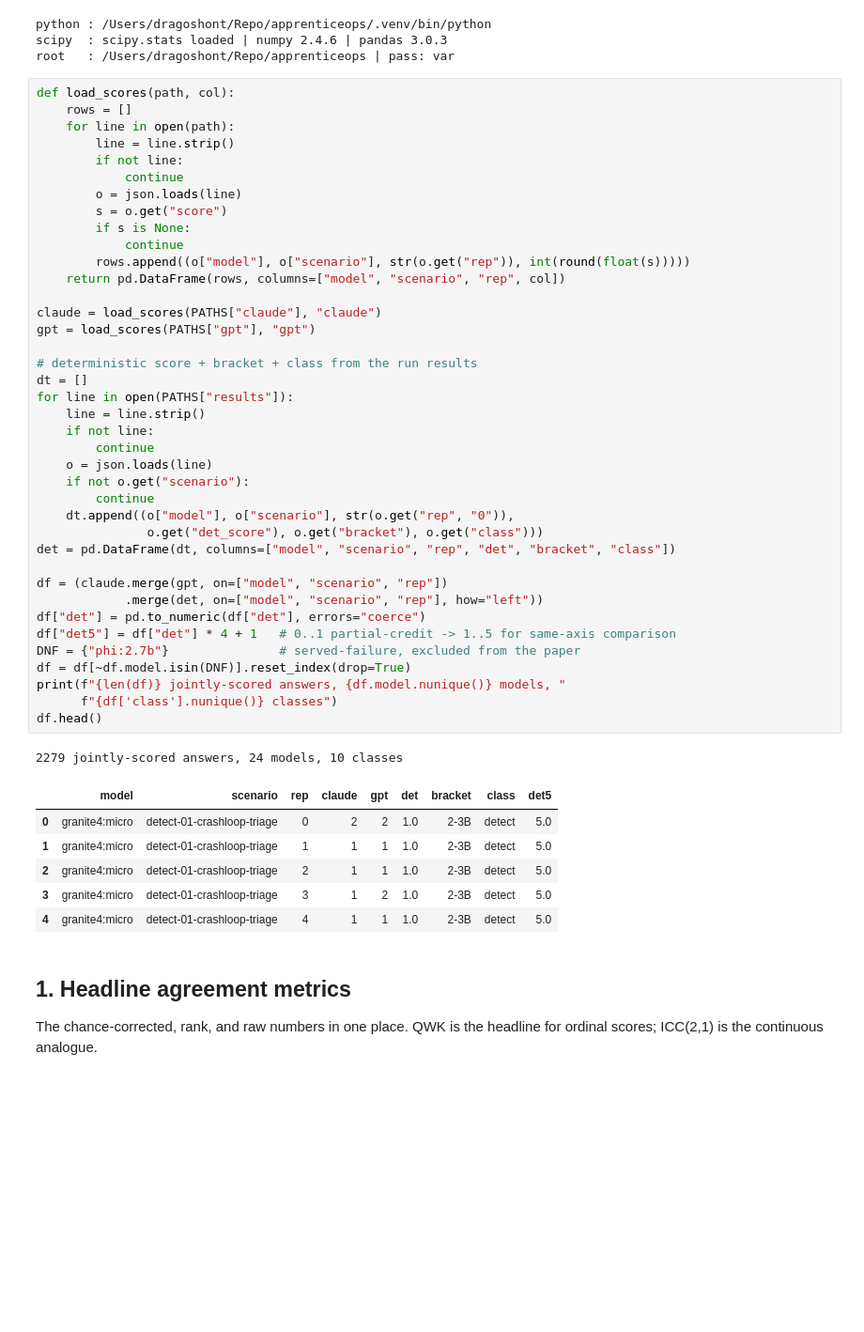
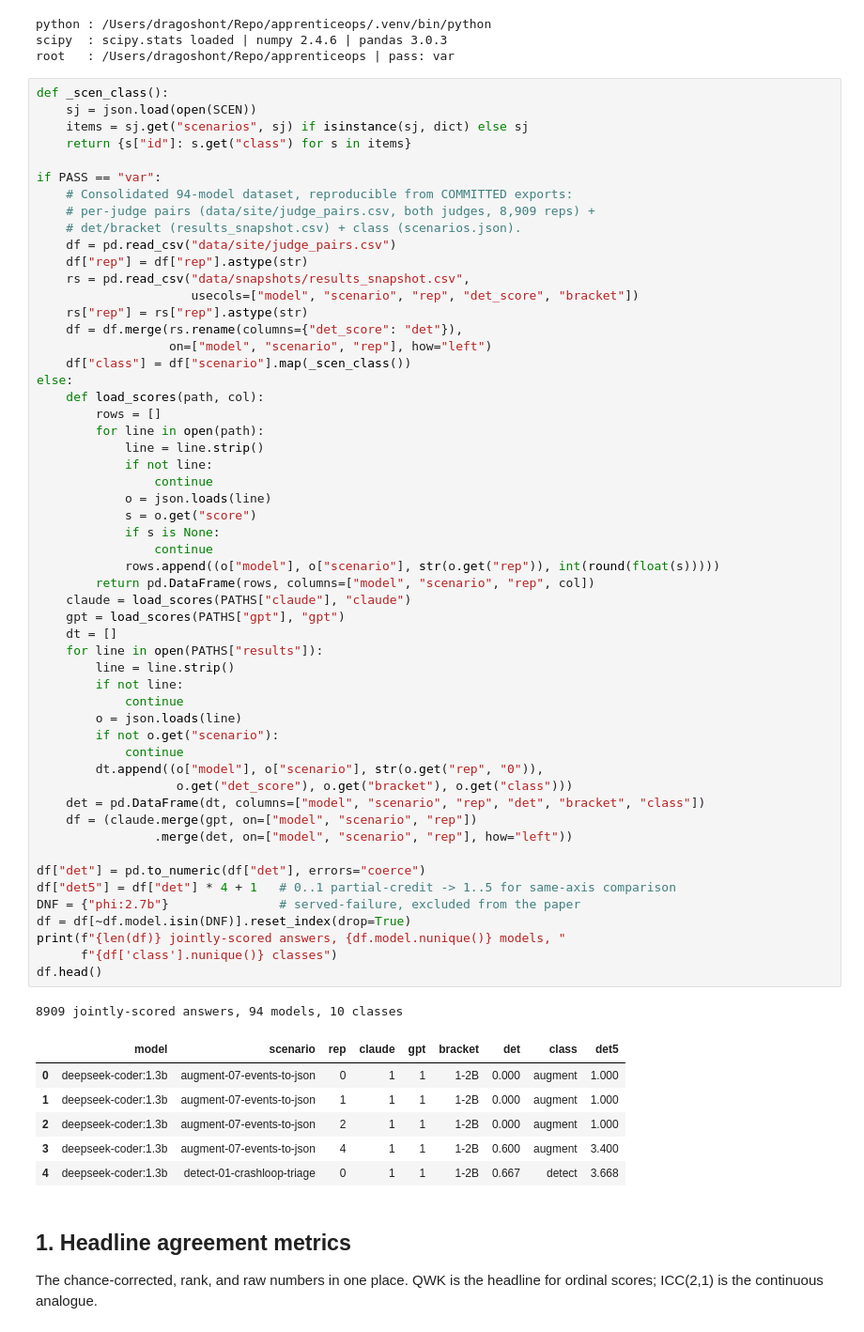
Before and after one commit to dragoshont/apprenticeops, a Jupyter notebook: docs/analysis/judge_comparison.ipynb, the cells around one changed output. Shown at 94% size. Drawn from its saved outputs; the diff is of its cells as text; blank space fills up the shorter version.

```diff
--- a/docs/analysis/judge_comparison.ipynb
+++ b/docs/analysis/judge_comparison.ipynb
@@ -74,52 +74,67 @@ python : /Users/dragoshont/Repo/apprenticeops/.venv/bin/python
 scipy  : scipy.stats loaded | numpy 2.4.6 | pandas 3.0.3
 root   : /Users/dragoshont/Repo/apprenticeops | pass: var
 # %%
-def load_scores(path, col):
-    rows = []
-    for line in open(path):
+def _scen_class():
+    sj = json.load(open(SCEN))
+    items = sj.get("scenarios", sj) if isinstance(sj, dict) else sj
+    return {s["id"]: s.get("class") for s in items}
+
+if PASS == "var":
+    # Consolidated 94-model dataset, reproducible from COMMITTED exports:
+    # per-judge pairs (data/site/judge_pairs.csv, both judges, 8,909 reps) +
+    # det/bracket (results_snapshot.csv) + class (scenarios.json).
+    df = pd.read_csv("data/site/judge_pairs.csv")
+    df["rep"] = df["rep"].astype(str)
+    rs = pd.read_csv("data/snapshots/results_snapshot.csv",
+                     usecols=["model", "scenario", "rep", "det_score", "bracket"])
+    rs["rep"] = rs["rep"].astype(str)
+    df = df.merge(rs.rename(columns={"det_score": "det"}),
+                  on=["model", "scenario", "rep"], how="left")
+    df["class"] = df["scenario"].map(_scen_class())
+else:
+    def load_scores(path, col):
+        rows = []
+        for line in open(path):
+            line = line.strip()
+            if not line:
+                continue
+            o = json.loads(line)
+            s = o.get("score")
+            if s is None:
+                continue
+            rows.append((o["model"], o["scenario"], str(o.get("rep")), int(round(float(s)))))
+        return pd.DataFrame(rows, columns=["model", "scenario", "rep", col])
+    claude = load_scores(PATHS["claude"], "claude")
+    gpt = load_scores(PATHS["gpt"], "gpt")
+    dt = []
+    for line in open(PATHS["results"]):
         line = line.strip()
         if not line:
             continue
         o = json.loads(line)
-        s = o.get("score")
-        if s is None:
+        if not o.get("scenario"):
             continue
-        rows.append((o["model"], o["scenario"], str(o.get("rep")), int(round(float(s)))))
-    return pd.DataFrame(rows, columns=["model", "scenario", "rep", col])
+        dt.append((o["model"], o["scenario"], str(o.get("rep", "0")),
+                   o.get("det_score"), o.get("bracket"), o.get("class")))
+    det = pd.DataFrame(dt, columns=["model", "scenario", "rep", "det", "bracket", "class"])
+    df = (claude.merge(gpt, on=["model", "scenario", "rep"])
+                .merge(det, on=["model", "scenario", "rep"], how="left"))
 
-claude = load_scores(PATHS["claude"], "claude")
-gpt = load_scores(PATHS["gpt"], "gpt")
-
-# deterministic score + bracket + class from the run results
-dt = []
-for line in open(PATHS["results"]):
-    line = line.strip()
-    if not line:
-        continue
-    o = json.loads(line)
-    if not o.get("scenario"):
-        continue
-    dt.append((o["model"], o["scenario"], str(o.get("rep", "0")),
-               o.get("det_score"), o.get("bracket"), o.get("class")))
-det = pd.DataFrame(dt, columns=["model", "scenario", "rep", "det", "bracket", "class"])
-
-df = (claude.merge(gpt, on=["model", "scenario", "rep"])
-            .merge(det, on=["model", "scenario", "rep"], how="left"))
 df["det"] = pd.to_numeric(df["det"], errors="coerce")
 df["det5"] = df["det"] * 4 + 1   # 0..1 partial-credit -> 1..5 for same-axis comparison
 DNF = {"phi:2.7b"}               # served-failure, excluded from the paper
 df = df[~df.model.isin(DNF)].reset_index(drop=True)
 print(f"{len(df)} jointly-scored answers, {df.model.nunique()} models, "
       f"{df['class'].nunique()} classes")
 df.head()
 # %% [output]
-2279 jointly-scored answers, 24 models, 10 classes
+8909 jointly-scored answers, 94 models, 10 classes
-|  | model | scenario | rep | claude | gpt | det | bracket | class | det5 |
-| 0 | granite4:micro | detect-01-crashloop-triage | 0 | 2 | 2 | 1.0 | 2-3B | detect | 5.0 |
-| 1 | granite4:micro | detect-01-crashloop-triage | 1 | 1 | 1 | 1.0 | 2-3B | detect | 5.0 |
-| 2 | granite4:micro | detect-01-crashloop-triage | 2 | 1 | 1 | 1.0 | 2-3B | detect | 5.0 |
-| 3 | granite4:micro | detect-01-crashloop-triage | 3 | 1 | 2 | 1.0 | 2-3B | detect | 5.0 |
-| 4 | granite4:micro | detect-01-crashloop-triage | 4 | 1 | 1 | 1.0 | 2-3B | detect | 5.0 |
+|  | model | scenario | rep | claude | gpt | bracket | det | class | det5 |
+| 0 | deepseek-coder:1.3b | augment-07-events-to-json | 0 | 1 | 1 | 1-2B | 0.000 | augment | 1.000 |
+| 1 | deepseek-coder:1.3b | augment-07-events-to-json | 1 | 1 | 1 | 1-2B | 0.000 | augment | 1.000 |
+| 2 | deepseek-coder:1.3b | augment-07-events-to-json | 2 | 1 | 1 | 1-2B | 0.000 | augment | 1.000 |
+| 3 | deepseek-coder:1.3b | augment-07-events-to-json | 4 | 1 | 1 | 1-2B | 0.600 | augment | 3.400 |
+| 4 | deepseek-coder:1.3b | detect-01-crashloop-triage | 0 | 1 | 1 | 1-2B | 0.667 | detect | 3.668 |
 # %% [markdown]
 ## 1. Headline agreement metrics
 
```
Also changed, not shown: parts of 8 cells of this notebook, 33 other files.
